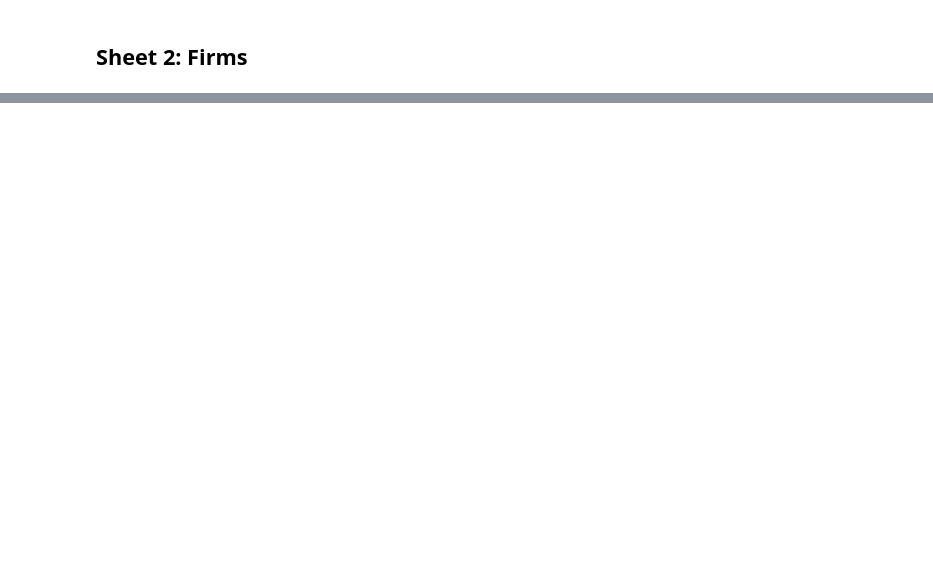
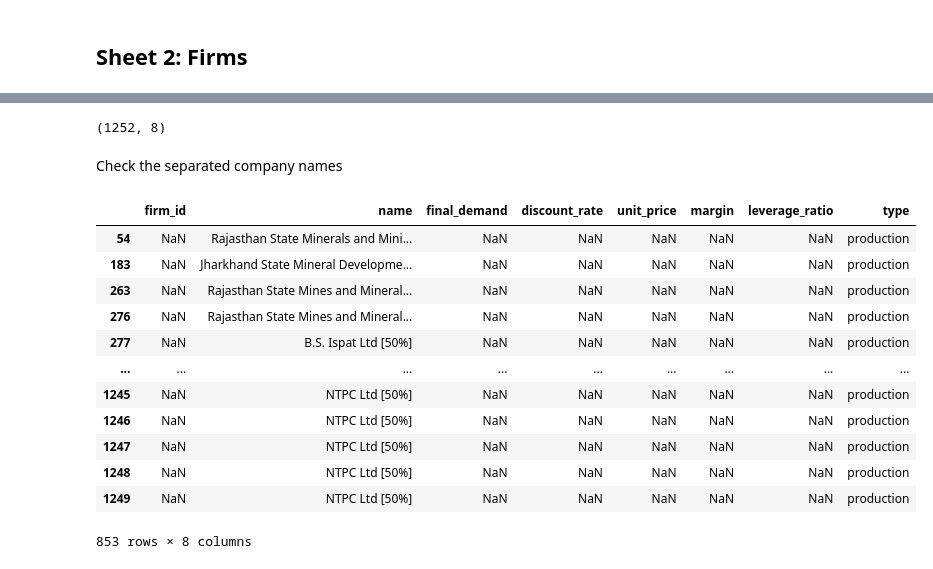
Before and after one commit to yingtian1/Thesis_2425, a Jupyter notebook: Preprocessing_mine.ipynb, the cells around one changed output, grey strips where cells are left out. Drawn from its saved outputs; the diff is of its cells as text; code cells hidden in the pictures; blank space fills up the shorter version.

Commit message:
separate companies (unfinished)

```diff
--- a/Preprocessing_mine.ipynb
+++ b/Preprocessing_mine.ipynb
@@ -155,9 +178,5 @@ mine_firms = process_firms_data(mine_pri, 'Owners', 'production')
 plant_firms = process_firms_data(plant, 'Owner', 'production')
 terminal_firms = process_firms_data(terminal, 'Owner', 'production')
 total_firms = pd.concat([mine_firms, plant_firms, terminal_firms], ignore_index=True)
-total_firms.drop_duplicates(subset=['name'], keep='first', inplace=True)
-
-with pd.ExcelWriter('./Data/coal_supply_chain_india.xlsx') as writer:
-    total_assets.to_excel(writer, sheet_name='assets', index=False)
-    total_firms.to_excel(writer, sheet_name='firms', index=False)
+#total_firms.drop_duplicates(subset=['name'], keep='first', inplace=True)
 # %%
@@ -178,0 +186,29 @@ total_firms
+# %%
+def process_firm_data(df):
+
+    # Step 1: Split the 'name' column by ';' into two separate columns
+    df[['name1', 'name2']] = df['name'].str.split(';', expand=True)
+
+    # Step 2: Duplicate all other columns for each new entry
+    df_expanded = df.drop(columns=['name'])  # Drop the original 'name' column
+
+    # Step 3: Melt the 'name1' and 'name2' columns
+    df_flat = pd.melt(df_expanded, id_vars=['firm_id', 'final_demand', 'discount_rate', 'unit_price', 'margin', 'leverage_ratio', 'type'],
+                      value_vars=['name1', 'name2'], value_name='name')
+
+    # Step 4: Remove rows with NaN values in 'name'
+    df_flat = df_flat.dropna(subset=['name'])
+
+    # Step 5: Move 'name' to the second column position
+    df_flat.insert(1, 'name', df_flat.pop('name'))
+
+    # Reset index for clean output
+    df_flat.reset_index(drop=True, inplace=True)
+
+    # Drop 'variable' column
+    df_flat = df_flat.drop(columns=['variable'])
+
+    return df_flat
+
+# Example of how to use the function
+total_firms_flat = process_firm_data(total_firms)
@@ -178,0 +225,26 @@ total_firms
+# %%
+total_firms_flat.shape
+# %% [output]
+(1252, 8)
+# %% [markdown]
+Check the separated company names
+# %%
+# Filter rows where 'name' contains '['
+filtered_df = total_firms_flat[total_firms_flat['name'].str.contains(r'\[', regex=True)]
+
+# Display the filtered rows
+filtered_df
+# %% [output]
+|  | firm_id | name | final_demand | discount_rate | unit_price | margin | leverage_ratio | type |
+| 54 | NaN | Rajasthan State Minerals and Mini... | NaN | NaN | NaN | NaN | NaN | production |
+| 183 | NaN | Jharkhand State Mineral Developme... | NaN | NaN | NaN | NaN | NaN | production |
+| 263 | NaN | Rajasthan State Mines and Mineral... | NaN | NaN | NaN | NaN | NaN | production |
+| 276 | NaN | Rajasthan State Mines and Mineral... | NaN | NaN | NaN | NaN | NaN | production |
+| 277 | NaN | B.S. Ispat Ltd [50%] | NaN | NaN | NaN | NaN | NaN | production |
+| ... | ... | ... | ... | ... | ... | ... | ... | ... |
+| 1245 | NaN | NTPC Ltd [50%] | NaN | NaN | NaN | NaN | NaN | production |
+| 1246 | NaN | NTPC Ltd [50%] | NaN | NaN | NaN | NaN | NaN | production |
+| 1247 | NaN | NTPC Ltd [50%] | NaN | NaN | NaN | NaN | NaN | production |
+| 1248 | NaN | NTPC Ltd [50%] | NaN | NaN | NaN | NaN | NaN | production |
+| 1249 | NaN | NTPC Ltd [50%] | NaN | NaN | NaN | NaN | NaN | production |
+853 rows × 8 columns
```
Also changed, not shown: parts of 10 cells of this notebook, 1 other file.
